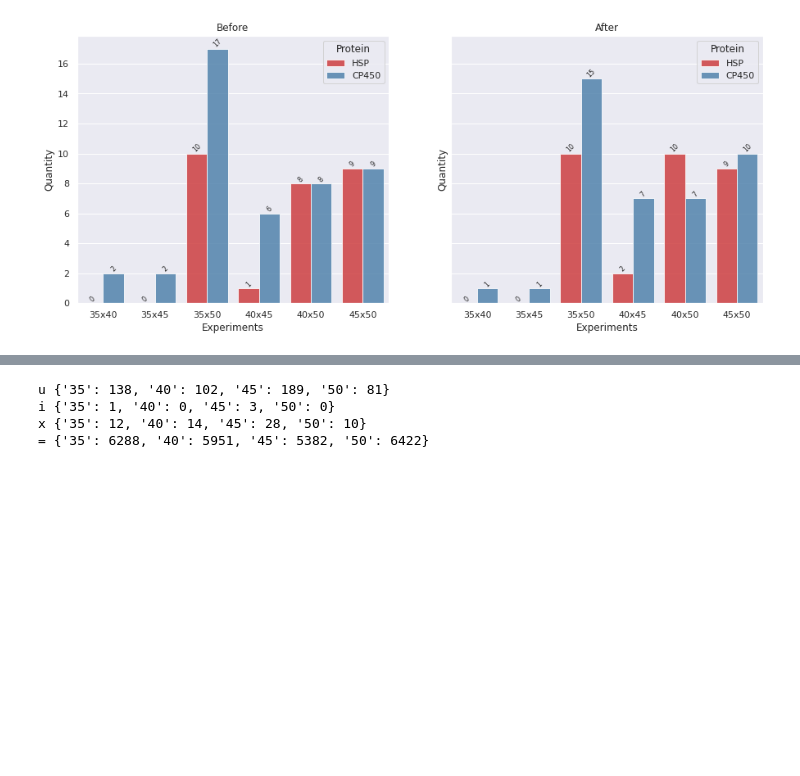
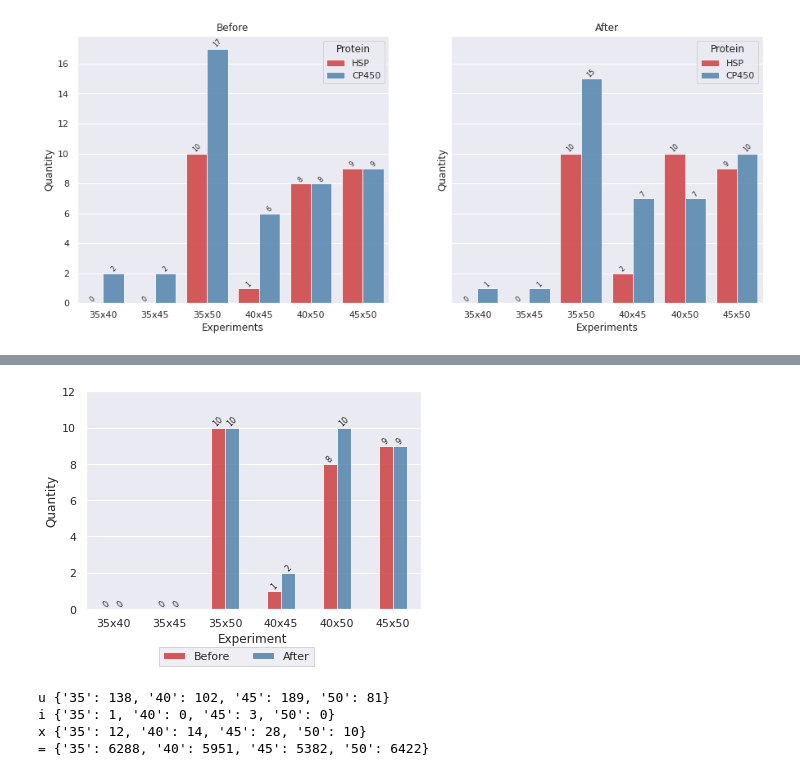
Before and after one commit to rogergsilva/structurally-identical-lncrnas, a Jupyter notebook: paper_v2.ipynb, the cells around one changed output, grey strips where cells are left out. Cells and saved outputs as stored; diff of their text form; code cells hidden in the pictures; blank space fills up the shorter version.

```diff
--- a/paper_v2.ipynb
+++ b/paper_v2.ipynb
@@ -208,3 +86,70 @@ g.legend().remove()
+# %%
+# DEG only for HSP and CP450 genes - without tracking - from before & after
+data_paper = {
+    '35x40': '/DESeq/result_35_40_paper_output.csv',
+    '35x45': '/DESeq/result_35_45_paper_output.csv',
+    '35x50': '/DESeq/result_35_50_paper_output.csv',
+    '40x45': '/DESeq/result_40_45_paper_output.csv',
+    '40x50': '/DESeq/result_40_50_paper_output.csv',
+    '45x50': '/DESeq/result_45_50_paper_output.csv',
+    }
+
+data_my = {
+    '35x40': '/DESeq/result_35_40_my_output.csv',
+    '35x45': '/DESeq/result_35_45_my_output.csv',
+    '35x50': '/DESeq/result_35_50_my_output.csv',
+    '40x45': '/DESeq/result_40_45_my_output.csv',
+    '40x50': '/DESeq/result_40_50_my_output.csv',
+    '45x50': '/DESeq/result_45_50_my_output.csv',
+    }
+
+dpp_35_40 = [x.split(',')[0].replace('"','').upper() for x in open(OUTDIR + data_paper['35x40']) if 'baseMean' not in x]
+dpp_35_45 = [x.split(',')[0].replace('"','').upper() for x in open(OUTDIR + data_paper['35x40']) if 'baseMean' not in x]
+dpp_35_50 = [x.split(',')[0].replace('"','').upper() for x in open(OUTDIR + data_paper['35x50']) if 'baseMean' not in x]
+dpp_40_45 = [x.split(',')[0].replace('"','').upper() for x in open(OUTDIR + data_paper['40x45']) if 'baseMean' not in x]
+dpp_40_50 = [x.split(',')[0].replace('"','').upper() for x in open(OUTDIR + data_paper['40x50']) if 'baseMean' not in x]
+dpp_45_50 = [x.split(',')[0].replace('"','').upper() for x in open(OUTDIR + data_paper['45x50']) if 'baseMean' not in x]
+
+dmy_35_40 = [x.split(',')[0].replace('"','').upper() for x in open(OUTDIR + data_my['35x40']) if 'baseMean' not in x]
+dmy_35_45 = [x.split(',')[0].replace('"','').upper() for x in open(OUTDIR + data_my['35x40']) if 'baseMean' not in x]
+dmy_35_50 = [x.split(',')[0].replace('"','').upper() for x in open(OUTDIR + data_my['35x50']) if 'baseMean' not in x]
+dmy_40_45 = [x.split(',')[0].replace('"','').upper() for x in open(OUTDIR + data_my['40x45']) if 'baseMean' not in x]
+dmy_40_50 = [x.split(',')[0].replace('"','').upper() for x in open(OUTDIR + data_my['40x50']) if 'baseMean' not in x]
+dmy_45_50 = [x.split(',')[0].replace('"','').upper() for x in open(OUTDIR + data_my['45x50']) if 'baseMean' not in x]
+
+
+data_pp = [['35x40', 'HSP', len(set(dpp_35_40).intersection(set(HSP_SYM))), 'Before'],
+        ['35x45', 'HSP', len(set(dpp_35_45).intersection(set(HSP_SYM))), 'Before'],
+        ['35x50', 'HSP', len(set(dpp_35_50).intersection(set(HSP_SYM))), 'Before'],
+        ['40x45', 'HSP', len(set(dpp_40_45).intersection(set(HSP_SYM))), 'Before'],
+        ['40x50', 'HSP', len(set(dpp_40_50).intersection(set(HSP_SYM))), 'Before'],
+        ['45x50', 'HSP', len(set(dpp_45_50).intersection(set(HSP_SYM))), 'Before']]
+
+data_my = [['35x40', 'HSP', len(set(dmy_35_40).intersection(set(HSP_SYM))), 'After'],
+        ['35x45', 'HSP', len(set(dmy_35_45).intersection(set(HSP_SYM))), 'After'],
+        ['35x50', 'HSP', len(set(dmy_35_50).intersection(set(HSP_SYM))), 'After'],
+        ['40x45', 'HSP', len(set(dmy_40_45).intersection(set(HSP_SYM))), 'After'],
+        ['40x50', 'HSP', len(set(dmy_40_50).intersection(set(HSP_SYM))), 'After'],
+        ['45x50', 'HSP', len(set(dmy_45_50).intersection(set(HSP_SYM))), 'After']]
+
+df = pd.DataFrame(data_pp + data_my, columns=['Experiment', 'Protein', 'Quantity', 'Type'])
+
+import matplotlib.pyplot as plt
+sns.set_theme(style="darkgrid", palette='Set1')
+g = sns.barplot(data=df, x="Experiment", y="Quantity", hue="Type", alpha = 0.8, errorbar=None, width=.5)
+plt.ylim(0,12)
+
+for c in g.axes.containers:
+    labels = [f'{(v.get_height()):.0f}' for v in c]
+    g.axes.bar_label(c, labels=labels, label_type='edge', size=8, rotation=45)
+
+
+plt.legend(loc='upper center', bbox_to_anchor=(0.45, -0.15),
+          fancybox=False, shadow=False, ncol=5)
+
+plt.savefig('FIG4.png', dpi=300)
+# %% [output]
+[figure, added]
 # %%
 # MODIFIED! Better using this method instead of the above
 def get_info(_group=[], _count=3):
```
Also changed, not shown: parts of 19 cells of this notebook.
